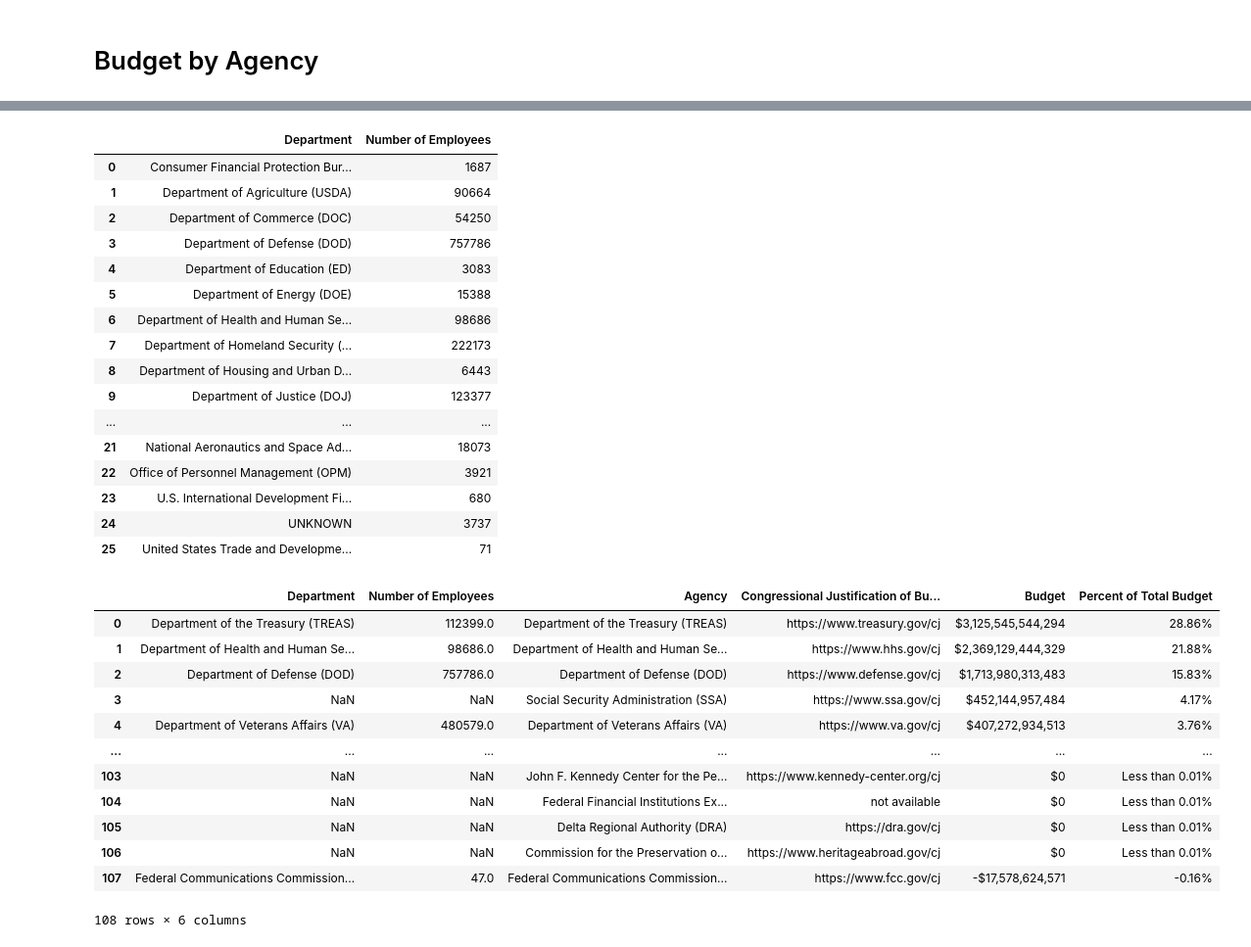
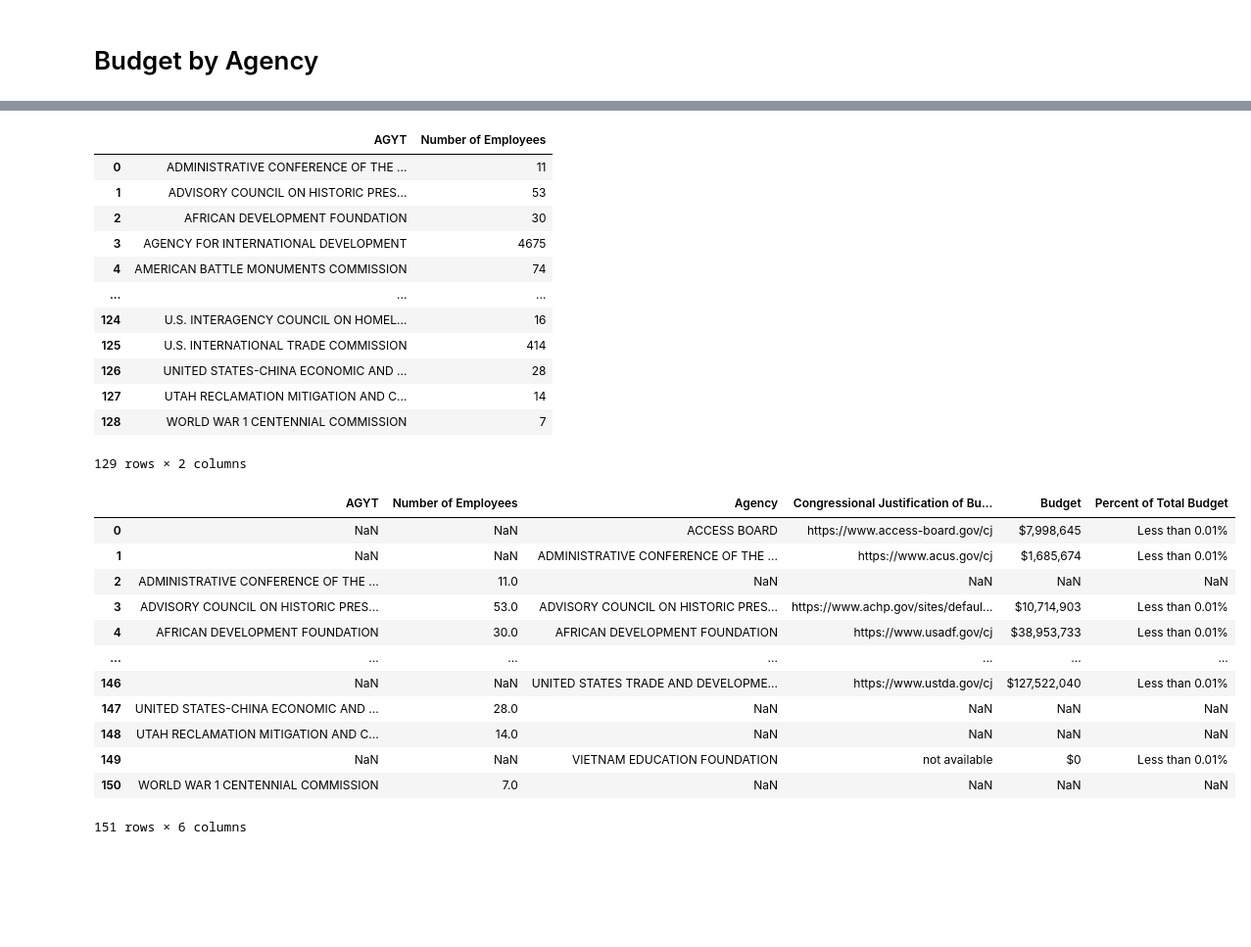
Before and after one commit to spotlightondoge/doge, a Jupyter notebook: analysis/Explore Federal Employment.ipynb, the cells around one changed output, grey strips where cells are left out. Shown: that part at 98% size. Saved outputs shown, nothing was run; the diff lists cells and outputs as text; code cells hidden in the pictures; blank space fills up the shorter version.

```diff
--- a/analysis/Explore Federal Employment.ipynb
+++ b/analysis/Explore Federal Employment.ipynb
@@ -61,8 +114,15 @@ budgets.rename(columns={
     "Percent of Total  Sort table by ascending Percent of Total  Sort table by descending Percent of Total": "Percent of Total Budget"
 }, inplace=True)
 
-budgets['Agency'] = budgets.apply(lambda row: clean_agency_name(row['Agency']), axis=1)
+def remove_abbreviation(agency_name):
+    name = agency_name.split('(')[0]
+    name = name.strip()
+    name = " ".join(name.split())
+    return name
 
+
+budgets['Agency'] = budgets.apply(lambda row: remove_abbreviation(row['Agency']), axis=1)
+budgets['Agency'] = budgets.apply(lambda row: row['Agency'].upper(), axis=1)
 # If math needed on dollar values, uncomment.
 # def clean_money(dollars: str) -> str:
 #     dollars = dollars.replace('\r', '')
@@ -74,3 +134,4 @@ budgets['Agency'] = budgets.apply(lambda row: clean_agency_name(row['Agency']),
 # budgets['Budget'] = budgets.apply(lambda row: clean_money(row['Budget']), axis=1)
 
 budgets.head()
+budgets.to_excel("budgets.xlsx")
@@ -108,8 +176,7 @@ Step 3: Group by Department to gather the number of employees per department.
 Step 4: Join the Budget by department table, to see budget for each agency.
 # %%
 # Step 1
-fed_employment = fed_employment.merge(agency_codes, left_on='AGYSUB', right_on='Code', how='left')
-fed_employment['Agency'] = fed_employment['Agency'].fillna("UNKNOWN")
+fed_employment = fed_employment.merge(agency_codes, on='AGYSUB', how='left')
 fed_employment.head()
 # %% [output]
 |  | AGYSUB | LOC | AGELVL | EDLVL | GSEGRD | LOSLVL | OCC | PATCO | PP | PPGRD | ... | ... |
@@ -122,4 +188,0 @@ fed_employment.head()
-# %%
-# Step 2
-fed_employment = fed_employment.merge(agency_to_department, on='Agency', how='left')
-fed_employment.head()
@@ -134,43 +189,39 @@ fed_employment.head()
 # %%
 # Step 3
-employment_summary_dept = fed_employment[['AGYSUB', 'Department']]
-employment_summary_dept = employment_summary_dept.groupby('Department').size().reset_index(name='Number of Employees')
+employment_summary_dept = fed_employment[['AGYSUB', 'AGYT']]
+employment_summary_dept = employment_summary_dept.groupby('AGYT').size().reset_index(name='Number of Employees')
 employment_summary_dept
 # %% [output]
-|  | Department | Number of Employees |
-| 0 | Consumer Financial Protection Bur... | 1687 |
-| 1 | Department of Agriculture (USDA) | 90664 |
-| 2 | Department of Commerce (DOC) | 54250 |
-| 3 | Department of Defense (DOD) | 757786 |
-| 4 | Department of Education (ED) | 3083 |
-| 5 | Department of Energy (DOE) | 15388 |
-| 6 | Department of Health and Human Se... | 98686 |
-| 7 | Department of Homeland Security (... | 222173 |
-| 8 | Department of Housing and Urban D... | 6443 |
-| 9 | Department of Justice (DOJ) | 123377 |
+|  | AGYT | Number of Employees |
+| 0 | ADMINISTRATIVE CONFERENCE OF THE ... | 11 |
+| 1 | ADVISORY COUNCIL ON HISTORIC PRES... | 53 |
+| 2 | AFRICAN DEVELOPMENT FOUNDATION | 30 |
+| 3 | AGENCY FOR INTERNATIONAL DEVELOPMENT | 4675 |
+| 4 | AMERICAN BATTLE MONUMENTS COMMISSION | 74 |
 | ... | ... | ... |
-| 21 | National Aeronautics and Space Ad... | 18073 |
-| 22 | Office of Personnel Management (OPM) | 3921 |
-| 23 | U.S. International Development Fi... | 680 |
-| 24 | UNKNOWN | 3737 |
-| 25 | United States Trade and Developme... | 71 |
+| 124 | U.S. INTERAGENCY COUNCIL ON HOMEL... | 16 |
+| 125 | U.S. INTERNATIONAL TRADE COMMISSION | 414 |
+| 126 | UNITED STATES-CHINA ECONOMIC AND ... | 28 |
+| 127 | UTAH RECLAMATION MITIGATION AND C... | 14 |
+| 128 | WORLD WAR 1 CENTENNIAL COMMISSION | 7 |
+129 rows × 2 columns
 # %%
 # Step 4
-employment_summary_dept = employment_summary_dept.merge(budgets, left_on='Department', right_on='Agency', how='right')
+employment_summary_dept = employment_summary_dept.merge(budgets, left_on='AGYT', right_on='Agency', how='outer')
 employment_summary_dept
 # %% [output]
-|  | Department | Number of Employees | Agency | Congressional Justification of Bu... | Budget | Percent of Total Budget |
-| 0 | Department of the Treasury (TREAS) | 112399.0 | Department of the Treasury (TREAS) | https://www.treasury.gov/cj | $3,125,545,544,294 | 28.86% |
-| 1 | Department of Health and Human Se... | 98686.0 | Department of Health and Human Se... | https://www.hhs.gov/cj | $2,369,129,444,329 | 21.88% |
-| 2 | Department of Defense (DOD) | 757786.0 | Department of Defense (DOD) | https://www.defense.gov/cj | $1,713,980,313,483 | 15.83% |
-| 3 | NaN | NaN | Social Security Administration (SSA) | https://www.ssa.gov/cj | $452,144,957,484 | 4.17% |
-| 4 | Department of Veterans Affairs (VA) | 480579.0 | Department of Veterans Affairs (VA) | https://www.va.gov/cj | $407,272,934,513 | 3.76% |
+|  | AGYT | Number of Employees | Agency | Congressional Justification of Bu... | Budget | Percent of Total Budget |
+| 0 | NaN | NaN | ACCESS BOARD | https://www.access-board.gov/cj | $7,998,645 | Less than 0.01% |
+| 1 | NaN | NaN | ADMINISTRATIVE CONFERENCE OF THE ... | https://www.acus.gov/cj | $1,685,674 | Less than 0.01% |
+| 2 | ADMINISTRATIVE CONFERENCE OF THE ... | 11.0 | NaN | NaN | NaN | NaN |
+| 3 | ADVISORY COUNCIL ON HISTORIC PRES... | 53.0 | ADVISORY COUNCIL ON HISTORIC PRES... | https://www.achp.gov/sites/defaul... | $10,714,903 | Less than 0.01% |
+| 4 | AFRICAN DEVELOPMENT FOUNDATION | 30.0 | AFRICAN DEVELOPMENT FOUNDATION | https://www.usadf.gov/cj | $38,953,733 | Less than 0.01% |
 | ... | ... | ... | ... | ... | ... | ... |
-| 103 | NaN | NaN | John F. Kennedy Center for the Pe... | https://www.kennedy-center.org/cj | $0 | Less than 0.01% |
-| 104 | NaN | NaN | Federal Financial Institutions Ex... | not available | $0 | Less than 0.01% |
-| 105 | NaN | NaN | Delta Regional Authority (DRA) | https://dra.gov/cj | $0 | Less than 0.01% |
-| 106 | NaN | NaN | Commission for the Preservation o... | https://www.heritageabroad.gov/cj | $0 | Less than 0.01% |
-| 107 | Federal Communications Commission... | 47.0 | Federal Communications Commission... | https://www.fcc.gov/cj | -$17,578,624,571 | -0.16% |
+| 146 | NaN | NaN | UNITED STATES TRADE AND DEVELOPME... | https://www.ustda.gov/cj | $127,522,040 | Less than 0.01% |
+| 147 | UNITED STATES-CHINA ECONOMIC AND ... | 28.0 | NaN | NaN | NaN | NaN |
+| 148 | UTAH RECLAMATION MITIGATION AND C... | 14.0 | NaN | NaN | NaN | NaN |
+| 149 | NaN | NaN | VIETNAM EDUCATION FOUNDATION | not available | $0 | Less than 0.01% |
+| 150 | WORLD WAR 1 CENTENNIAL COMMISSION | 7.0 | NaN | NaN | NaN | NaN |
-108 rows × 6 columns
+151 rows × 6 columns
 # %%
 employment_summary_dept.sort_values(by='Number of Employees', ascending=False).to_csv("../data summaries/agencies_budget_employees_summary.csv")
```
Also changed, not shown: parts of 12 cells of this notebook, 3 other files.
